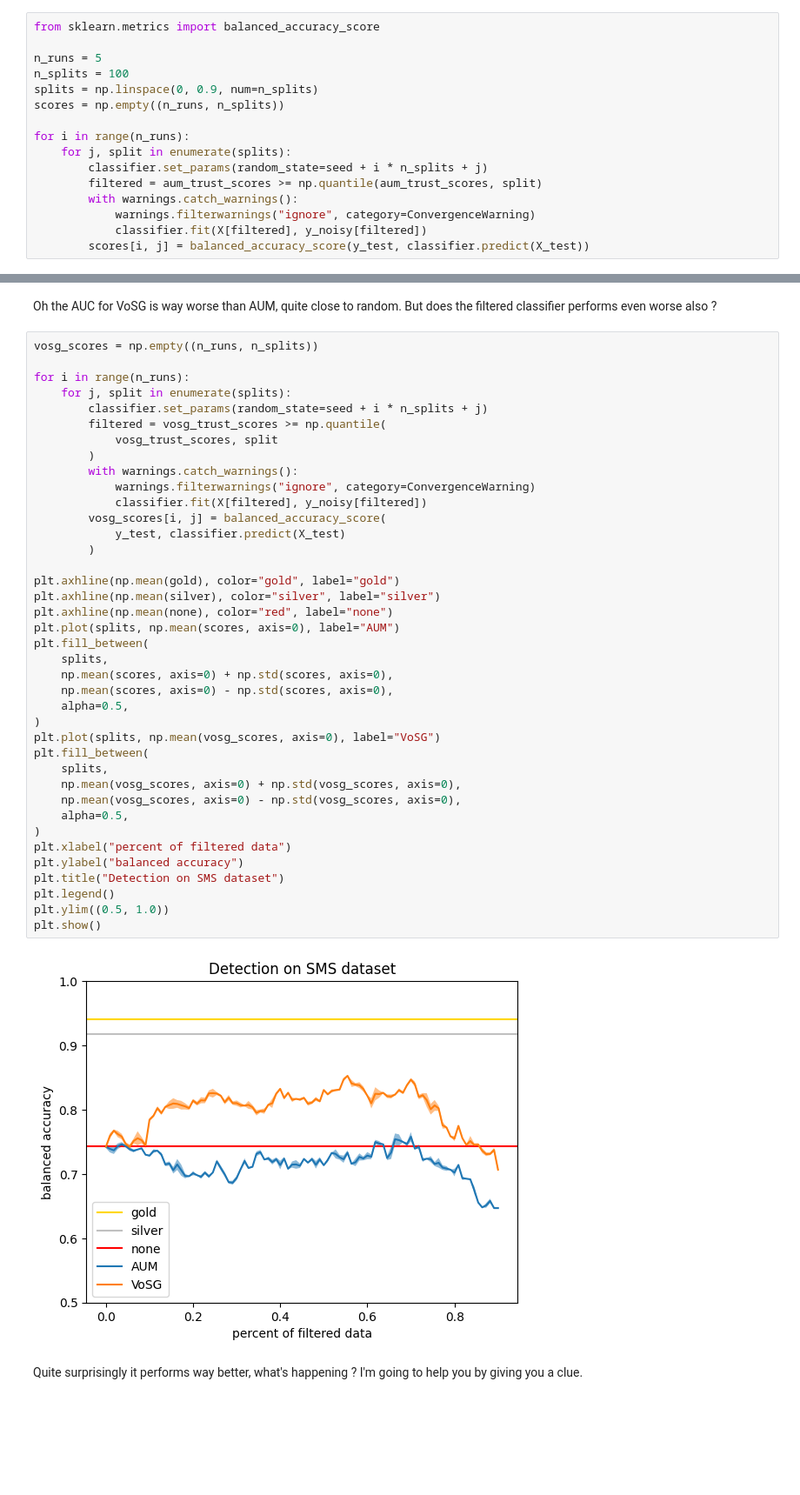
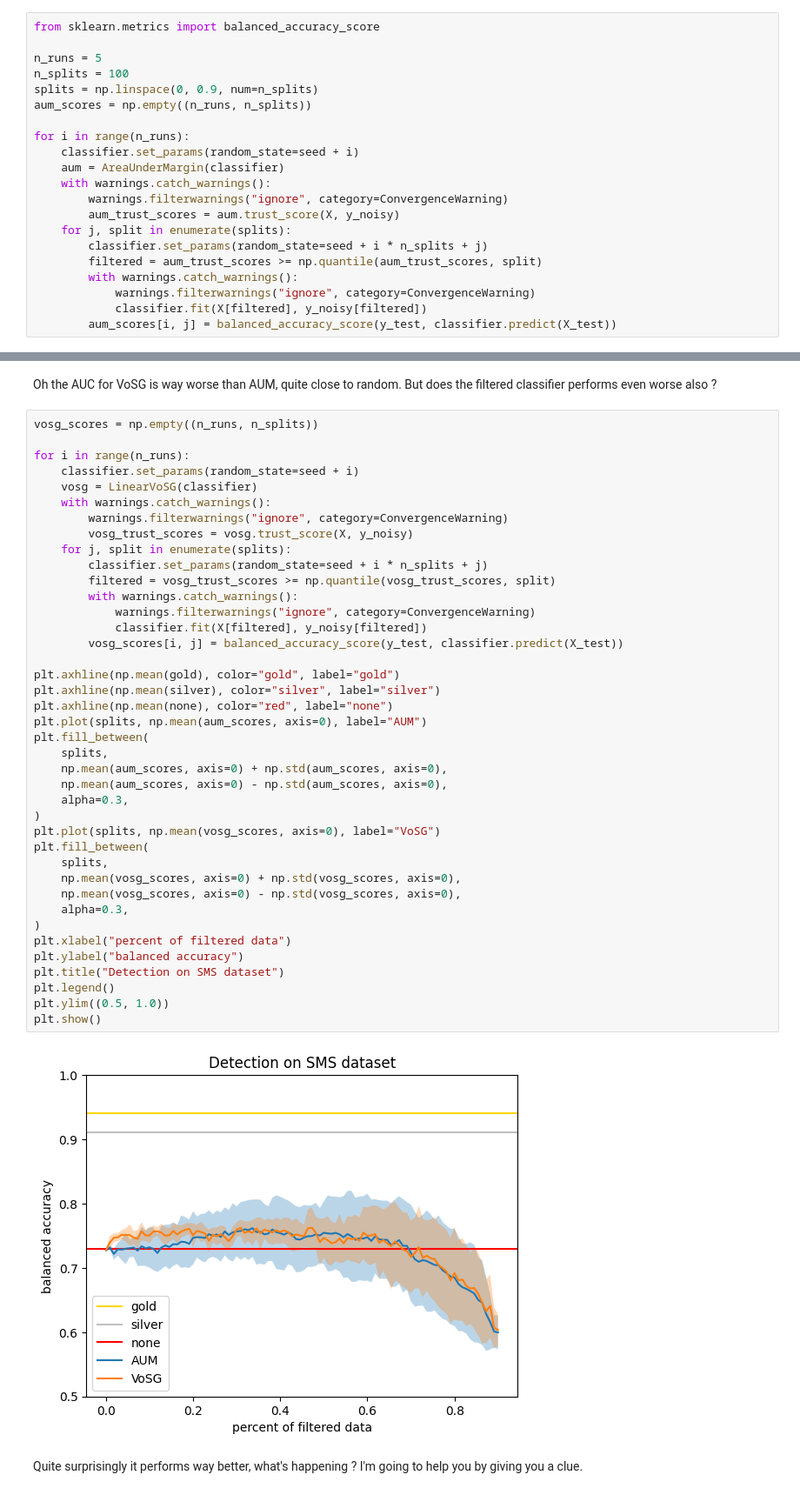
Before and after one commit to Orange-OpenSource/mislabeled, a Jupyter notebook: examples/plot_sms.ipynb, the cells around one changed output, grey strips where cells are left out. Shown: that part at 87% size. Drawn from its saved outputs; the diff is of its cells as text; blank space fills up the shorter version.

```diff
--- a/examples/plot_sms.ipynb
+++ b/examples/plot_sms.ipynb
@@ -149,16 +149,21 @@ from sklearn.metrics import balanced_accuracy_score
 n_runs = 5
 n_splits = 100
 splits = np.linspace(0, 0.9, num=n_splits)
-scores = np.empty((n_runs, n_splits))
+aum_scores = np.empty((n_runs, n_splits))
 
 for i in range(n_runs):
+    classifier.set_params(random_state=seed + i)
+    aum = AreaUnderMargin(classifier)
+    with warnings.catch_warnings():
+        warnings.filterwarnings("ignore", category=ConvergenceWarning)
+        aum_trust_scores = aum.trust_score(X, y_noisy)
     for j, split in enumerate(splits):
         classifier.set_params(random_state=seed + i * n_splits + j)
         filtered = aum_trust_scores >= np.quantile(aum_trust_scores, split)
         with warnings.catch_warnings():
             warnings.filterwarnings("ignore", category=ConvergenceWarning)
             classifier.fit(X[filtered], y_noisy[filtered])
-        scores[i, j] = balanced_accuracy_score(y_test, classifier.predict(X_test))
+        aum_scores[i, j] = balanced_accuracy_score(y_test, classifier.predict(X_test))
 # %% [markdown]
 Let's compute some baselines:
 * gold : train dataset with ground truth labels
@@ -224,44 +229,45 @@ Oh the AUC for VoSG is way worse than AUM, quite close to random. But does the f
 # %%
 vosg_scores = np.empty((n_runs, n_splits))
 
 for i in range(n_runs):
+    classifier.set_params(random_state=seed + i)
+    vosg = LinearVoSG(classifier)
+    with warnings.catch_warnings():
+        warnings.filterwarnings("ignore", category=ConvergenceWarning)
+        vosg_trust_scores = vosg.trust_score(X, y_noisy)
     for j, split in enumerate(splits):
         classifier.set_params(random_state=seed + i * n_splits + j)
-        filtered = vosg_trust_scores >= np.quantile(
-            vosg_trust_scores, split
-        )
+        filtered = vosg_trust_scores >= np.quantile(vosg_trust_scores, split)
         with warnings.catch_warnings():
             warnings.filterwarnings("ignore", category=ConvergenceWarning)
             classifier.fit(X[filtered], y_noisy[filtered])
-        vosg_scores[i, j] = balanced_accuracy_score(
-            y_test, classifier.predict(X_test)
-        )
+        vosg_scores[i, j] = balanced_accuracy_score(y_test, classifier.predict(X_test))
 
 plt.axhline(np.mean(gold), color="gold", label="gold")
 plt.axhline(np.mean(silver), color="silver", label="silver")
 plt.axhline(np.mean(none), color="red", label="none")
-plt.plot(splits, np.mean(scores, axis=0), label="AUM")
+plt.plot(splits, np.mean(aum_scores, axis=0), label="AUM")
 plt.fill_between(
     splits,
-    np.mean(scores, axis=0) + np.std(scores, axis=0),
-    np.mean(scores, axis=0) - np.std(scores, axis=0),
-    alpha=0.5,
+    np.mean(aum_scores, axis=0) + np.std(aum_scores, axis=0),
+    np.mean(aum_scores, axis=0) - np.std(aum_scores, axis=0),
+    alpha=0.3,
 )
 plt.plot(splits, np.mean(vosg_scores, axis=0), label="VoSG")
 plt.fill_between(
     splits,
     np.mean(vosg_scores, axis=0) + np.std(vosg_scores, axis=0),
     np.mean(vosg_scores, axis=0) - np.std(vosg_scores, axis=0),
-    alpha=0.5,
+    alpha=0.3,
 )
 plt.xlabel("percent of filtered data")
 plt.ylabel("balanced accuracy")
 plt.title("Detection on SMS dataset")
 plt.legend()
 plt.ylim((0.5, 1.0))
 plt.show()
 # %% [output]
-[figure, old version]
+[figure, new version]
 # %% [markdown]
 Quite surprisingly it performs way better, what's happening ? I'm going to help you by giving you a clue.
 # %%
```
Also changed, not shown: parts of 17 cells of this notebook.
